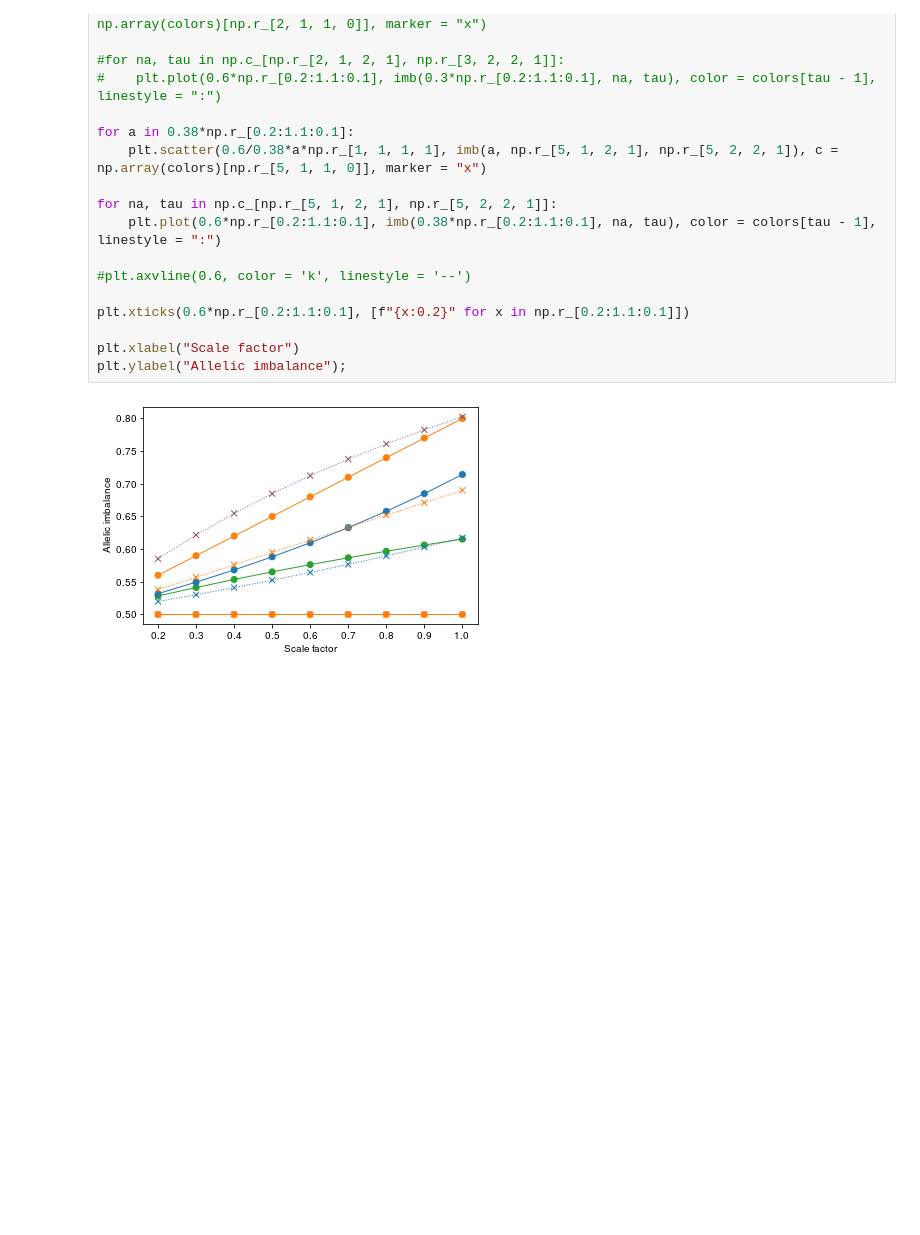
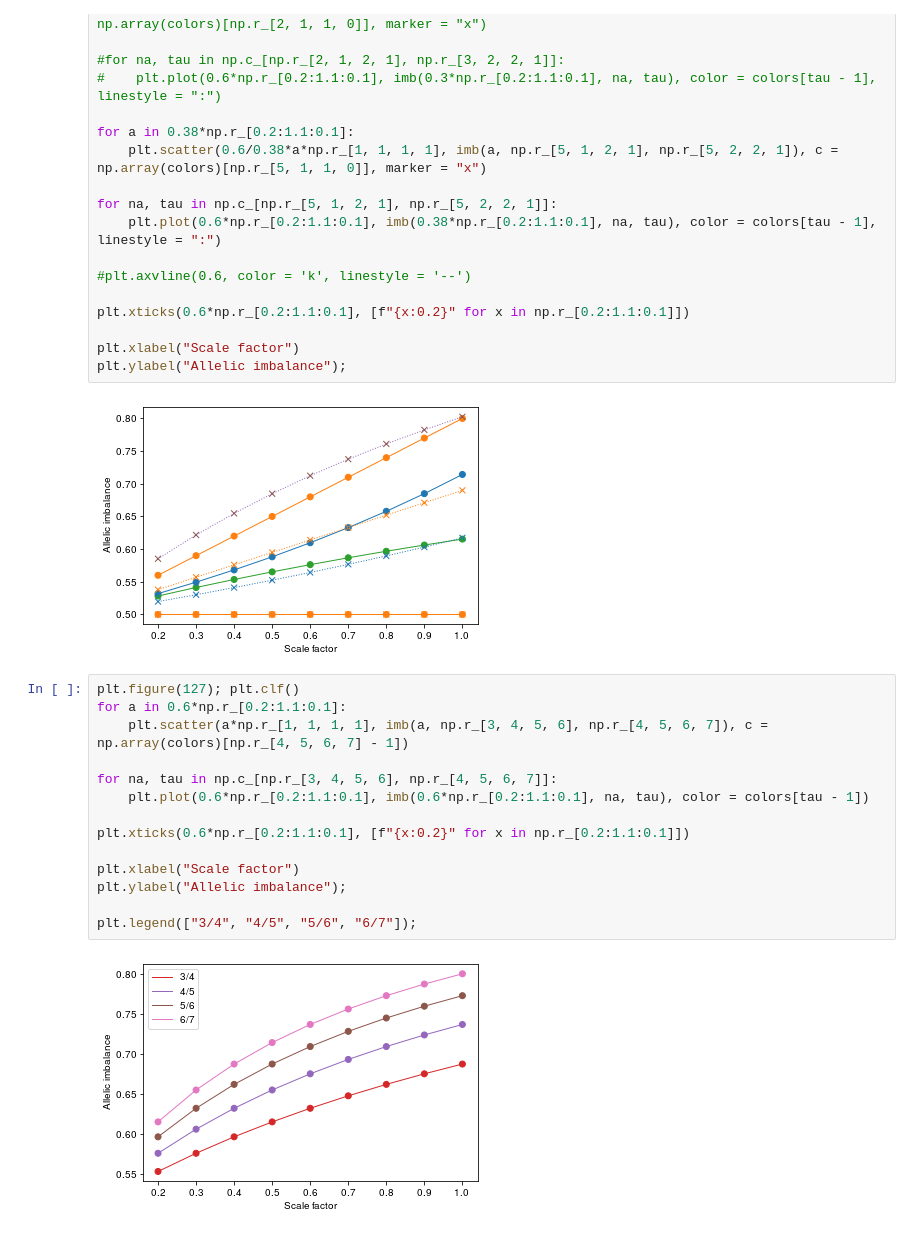
Before and after one commit to getzlab/HapASeg, a Jupyter notebook: 98_allelic_imbalance_notes.ipynb, the cells around one changed output. Cells and saved outputs as stored; diff of their text form; blank space fills up the shorter version.

```diff
--- a/98_allelic_imbalance_notes.ipynb
+++ b/98_allelic_imbalance_notes.ipynb
@@ -158,3 +158,19 @@ plt.xlabel("Scale factor")
 plt.ylabel("Allelic imbalance");
 # %% [output]
 [figure]
+# %%
+plt.figure(127); plt.clf()
+for a in 0.6*np.r_[0.2:1.1:0.1]:
+    plt.scatter(a*np.r_[1, 1, 1, 1], imb(a, np.r_[3, 4, 5, 6], np.r_[4, 5, 6, 7]), c = np.array(colors)[np.r_[4, 5, 6, 7] - 1])
+
+for na, tau in np.c_[np.r_[3, 4, 5, 6], np.r_[4, 5, 6, 7]]:
+    plt.plot(0.6*np.r_[0.2:1.1:0.1], imb(0.6*np.r_[0.2:1.1:0.1], na, tau), color = colors[tau - 1])
+
+plt.xticks(0.6*np.r_[0.2:1.1:0.1], [f"{x:0.2}" for x in np.r_[0.2:1.1:0.1]])
+
+plt.xlabel("Scale factor")
+plt.ylabel("Allelic imbalance");
+
+plt.legend(["3/4", "4/5", "5/6", "6/7"]);
+# %% [output]
+[figure, added]
```
Also changed, not shown: parts of 2 cells of this notebook, 1 other file.
